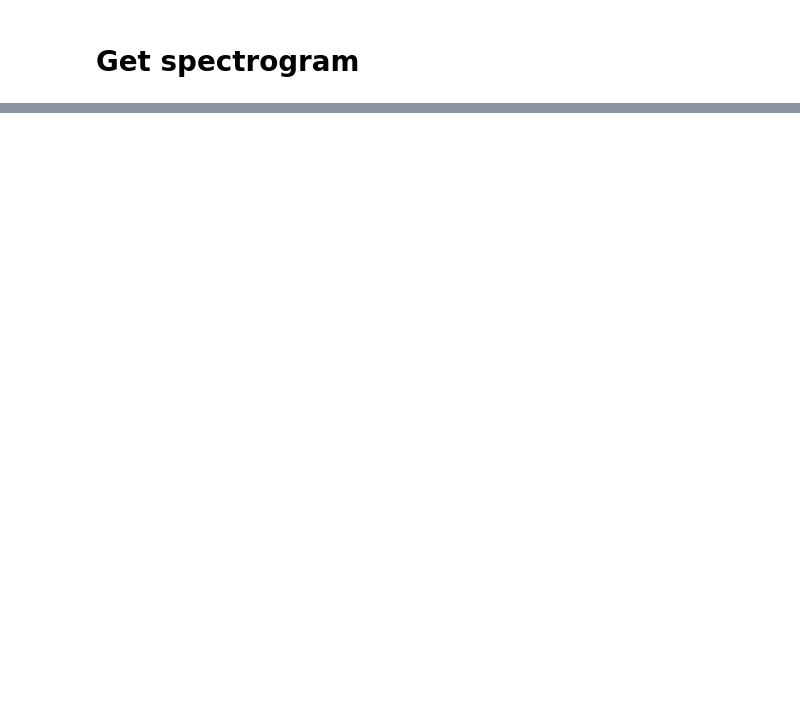
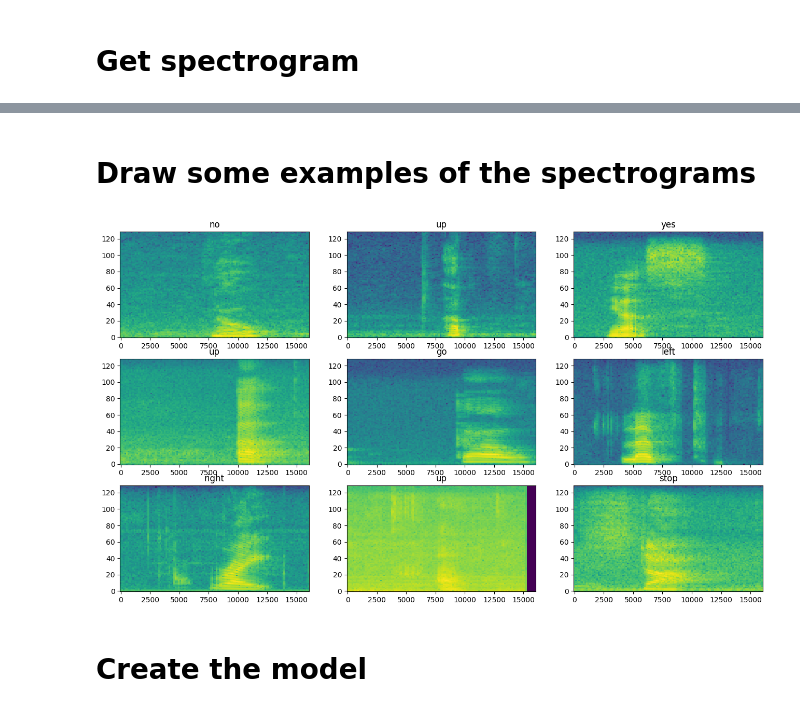
Before and after one commit to cleverbravo/simple-audio-recognition, a Jupyter notebook: audio-recognition.ipynb, the cells around one changed output, grey strips where cells are left out. Saved outputs shown, nothing was run; the diff lists cells and outputs as text; code cells hidden in the pictures; blank space fills up the shorter version.

```diff
--- a/audio-recognition.ipynb
+++ b/audio-recognition.ipynb
@@ -103,0 +159,29 @@ def get_spectrogram(waveform):
+# %%
+def make_spect_ds(ds):
+    return ds.map(map_func = lambda audio, label: (get_spectrogram(audio), label), num_parallel_calls = tf.data.AUTOTUNE)
+
+train_spectrogram_ds = make_spect_ds(train_ds)
+val_spectrogram_ds = make_spect_ds(val_ds)
+test_spectrogram_ds = make_spect_ds(test_ds)
+# %% [markdown]
+# Draw some examples of the spectrograms
+# %%
+for example_spectrograms, example_spectrogram_labels in train_spectrogram_ds.take(1):
+    break
+
+rows = 3
+cols = 3
+n = rows * cols
+fig, axes = plt.subplots(rows, cols, figsize = (16, 9))
+
+for i in range(n):
+    r = i // cols
+    c = i % cols
+    ax = axes[r][c]
+    plot_spectrogram(example_spectrograms[i].numpy(), ax)
+    ax.set_title(label_names[example_spectrogram_labels[i].numpy()])
+plt.show()
+# %% [output]
+[figure, added]
+# %% [markdown]
+# Create the model
```
Also changed, not shown: parts of 11 cells of this notebook.
